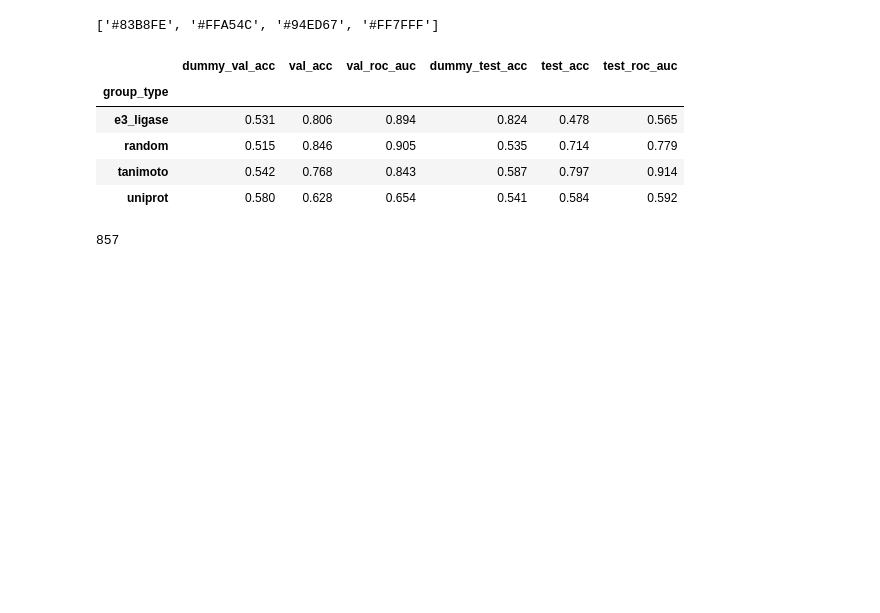
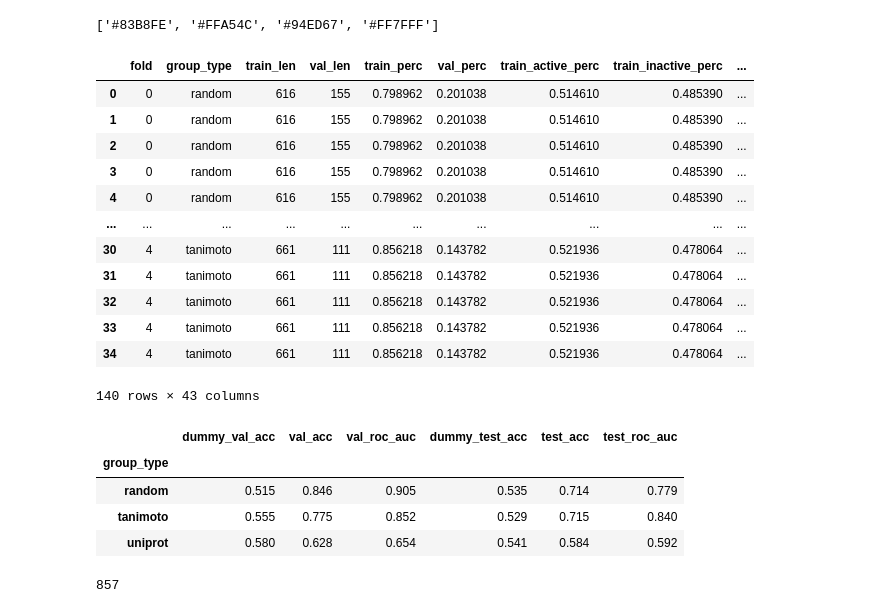
Before and after one commit to ribesstefano/PROTAC-Degradation-Predictor, a Jupyter notebook: notebooks/plotting_dragradation_activity_performance.ipynb, the cells around one changed output. Drawn from its saved outputs; the diff is of its cells as text; code cells hidden in the pictures; blank space fills up the shorter version.

```diff
--- a/notebooks/plotting_dragradation_activity_performance.ipynb
+++ b/notebooks/plotting_dragradation_activity_performance.ipynb
@@ -939,46 +948,56 @@ print(adjusted_palette)
 # %%
 cols_to_show = [
     # 'val_active_perc',
     # 'val_inactive_perc',
     'dummy_val_acc',
     'val_acc',
     'val_roc_auc',
     # 'test_active_perc',
     # 'test_inactive_perc',
     'dummy_test_acc',
     'test_acc',
     'test_roc_auc',
 ]
-# active_and = pd.read_csv('../reports/cv_report_hparam_search_5-splits_active-and.csv')
-# active_or = pd.read_csv('../reports/cv_report_hparam_search_5-splits_active-or.csv')
-active_and = pd.read_csv('../reports/cv_report_hparam_search_5-splits_active-and_fp224.csv')
-active_or = pd.read_csv('../reports/cv_report_hparam_search_5-splits_active-or_fp224.csv')
-# active_and = pd.read_csv('../reports/cv_report_hparam_search_5-splits_active-and_fp512.csv')
-# active_or = pd.read_csv('../reports/cv_report_hparam_search_5-splits_active-or_fp512.csv')
-active_and['active'] = 'and'
-active_or['active'] = 'or'
-report = pd.concat([active_and, active_or])
 
 report = pd.read_csv('../reports/cv_report_hparam_search_5-splits_Active_Dmax_0.6_pDC50_6.0_test_split_0.1.csv')
+report_tanimoto = pd.read_csv('../reports/cv_report_hparam_search_5-splits_Active_Dmax_0.6_pDC50_6.0_test_split_0.1_tanimoto.csv')
+report = pd.concat([report, report_tanimoto])
+
 # report = pd.read_csv('../reports/cv_report_hparam_search_5-splits_Active_Dmax_0.6_pDC50_6.0_test_split_0.2.csv')
 report.columns = [c.replace('split_type', 'group_type') for c in report.columns]
 
+display(report)
+
+# Remove group_type e3_ligase
+report = report[report['group_type'] != 'e3_ligase']
 
 report['dummy_val_acc'] = report[['val_active_perc', 'val_inactive_perc']].max(axis=1)
 report['dummy_test_acc'] = report[['test_active_perc', 'test_inactive_perc']].max(axis=1)
 
 tmp = report[report['disabled_embeddings'].isna()]
 # Suppress future warnings
 warnings.simplefilter(action='ignore', category=FutureWarning)
 # tmp.groupby(['group_type', 'active']).mean().round(3)[cols_to_show]
 tmp.groupby(['group_type',]).mean().round(3)[cols_to_show]
 # %% [output]
-|  | dummy_val_acc | val_acc | val_roc_auc | dummy_test_acc | test_acc | test_roc_auc |
-| group_type |  |  |  |  |  |  |
-| e3_ligase | 0.531 | 0.806 | 0.894 | 0.824 | 0.478 | 0.565 |
-| random | 0.515 | 0.846 | 0.905 | 0.535 | 0.714 | 0.779 |
-| tanimoto | 0.542 | 0.768 | 0.843 | 0.587 | 0.797 | 0.914 |
-| uniprot | 0.580 | 0.628 | 0.654 | 0.541 | 0.584 | 0.592 |
+|  | fold | group_type | train_len | val_len | train_perc | val_perc | train_active_perc | train_inactive_perc | ... |
+| 0 | 0 | random | 616 | 155 | 0.798962 | 0.201038 | 0.514610 | 0.485390 | ... |
+| 1 | 0 | random | 616 | 155 | 0.798962 | 0.201038 | 0.514610 | 0.485390 | ... |
+| 2 | 0 | random | 616 | 155 | 0.798962 | 0.201038 | 0.514610 | 0.485390 | ... |
+| 3 | 0 | random | 616 | 155 | 0.798962 | 0.201038 | 0.514610 | 0.485390 | ... |
+| 4 | 0 | random | 616 | 155 | 0.798962 | 0.201038 | 0.514610 | 0.485390 | ... |
+| ... | ... | ... | ... | ... | ... | ... | ... | ... | ... |
+| 30 | 4 | tanimoto | 661 | 111 | 0.856218 | 0.143782 | 0.521936 | 0.478064 | ... |
+| 31 | 4 | tanimoto | 661 | 111 | 0.856218 | 0.143782 | 0.521936 | 0.478064 | ... |
+| 32 | 4 | tanimoto | 661 | 111 | 0.856218 | 0.143782 | 0.521936 | 0.478064 | ... |
+| 33 | 4 | tanimoto | 661 | 111 | 0.856218 | 0.143782 | 0.521936 | 0.478064 | ... |
+| 34 | 4 | tanimoto | 661 | 111 | 0.856218 | 0.143782 | 0.521936 | 0.478064 | ... |
+140 rows × 43 columns
+|  | dummy_val_acc | val_acc | val_roc_auc | dummy_test_acc | test_acc | test_roc_auc |
+| group_type |  |  |  |  |  |  |
+| random | 0.515 | 0.846 | 0.905 | 0.535 | 0.714 | 0.779 |
+| tanimoto | 0.555 | 0.775 | 0.852 | 0.529 | 0.715 | 0.840 |
+| uniprot | 0.580 | 0.628 | 0.654 | 0.541 | 0.584 | 0.592 |
 # %%
 def is_active(DC50: float, Dmax: float, oring=False, pDC50_threshold=7.0, Dmax_threshold=0.8) -> bool:
     """ Check if a PROTAC is active based on DC50 and Dmax.
```
Also changed, not shown: parts of 6 cells of this notebook, 19 other files.
